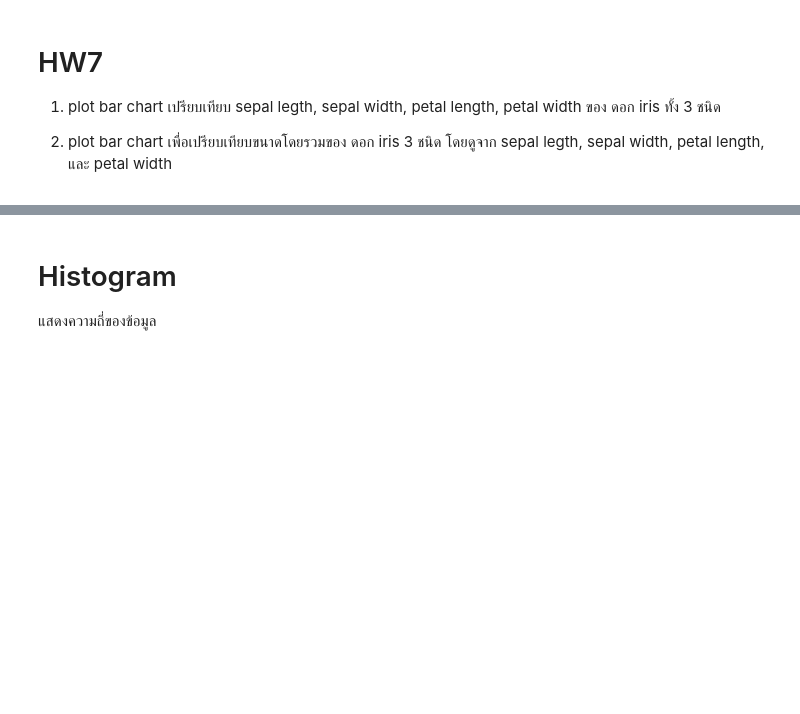
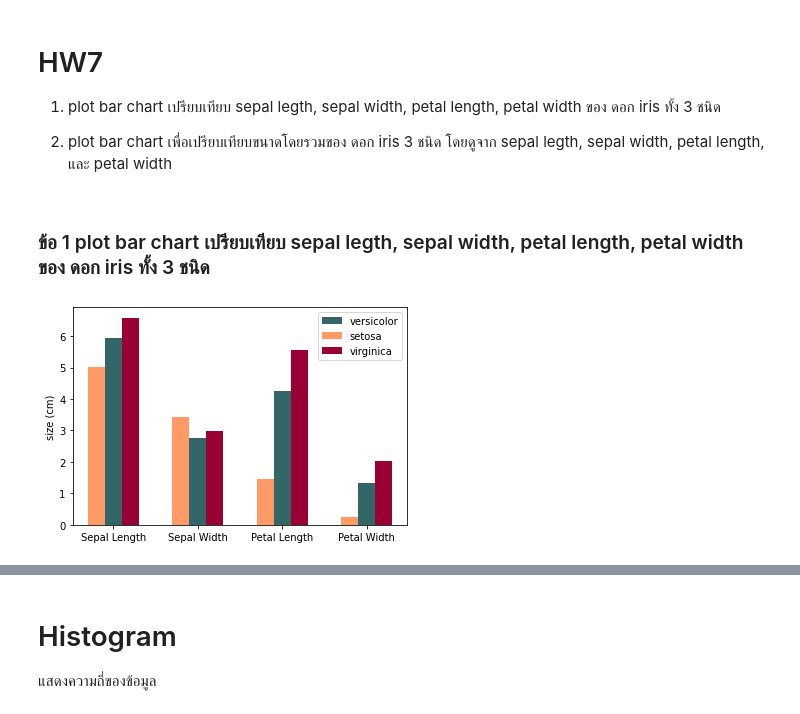
Before and after one commit to suwitchaya17/data_viz_2022, a Jupyter notebook: DataViz04_Data_Comparison.ipynb, the cells around one changed output, grey strips where cells are left out. Cells and saved outputs as stored; diff of their text form; code cells hidden in the pictures; blank space fills up the shorter version.

Commit message:
Bar-like visualization and HW.

```diff
--- a/DataViz04_Data_Comparison.ipynb
+++ b/DataViz04_Data_Comparison.ipynb
@@ -300,3 +300,5 @@ plt.legend();
 1. plot bar chart เปรียบเทียบ sepal legth, sepal width, petal length, petal width ของ ดอก iris ทั้ง 3 ชนิด
 
 2. plot bar chart เพื่อเปรียบเทียบขนาดโดยรวมของ ดอก iris 3 ชนิด โดยดูจาก sepal legth, sepal width, petal length, และ petal width
+# %% [markdown]
+### ข้อ 1 plot bar chart เปรียบเทียบ sepal legth, sepal width, petal length, petal width ของ ดอก iris ทั้ง 3 ชนิด
@@ -302,0 +307,13 @@ plt.legend();
+# %%
+width = 0.2 # ความกว้างของแท่ง
+
+# แท่งตามด้วยความสูง [x],[ที่จะเปรียบเทียบ],[ขนาด:width]
+plt.bar([1,2,3,4],[sample_data['SepalLength'][1],sample_data['SepalWidth'][1],sample_data['PetalLength'][1],sample_data['PetalWidth'][1]],width,color='#336666',label='versicolor') #ดอกที่ 2 versicolor
+plt.bar([1-width, 2-width, 3-width, 4-width],[sample_data['SepalLength'][0],sample_data['SepalWidth'][0],sample_data['PetalLength'][0],sample_data['PetalWidth'][0]],width,color='#FF9966',label='setosa') #ดอกที่ 1 setosa
+plt.bar([1+width, 2+width, 3+width, 4+width],[sample_data['SepalLength'][2],sample_data['SepalWidth'][2],sample_data['PetalLength'][2],sample_data['PetalWidth'][2]],width,color='#990033',label='virginica') # ดอกที่ 3 virginica
+
+plt.ylabel('size (cm)'); #กำหนดชื่อแกน y
+plt.xticks([1,2,3,4], ['Sepal Length','Sepal Width','Petal Length','Petal Width']) #กำหนดชื่อแกน x
+plt.legend(); # ตัดคำอธิบายบนภาพออก
+# %% [output]
+[figure, added]
```
Also changed, not shown: parts of 4 cells of this notebook.
